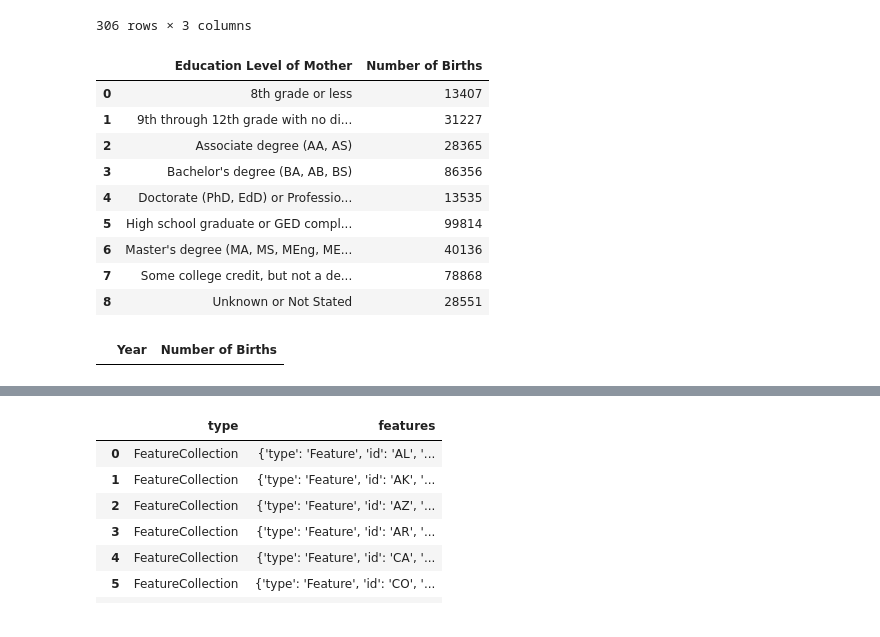
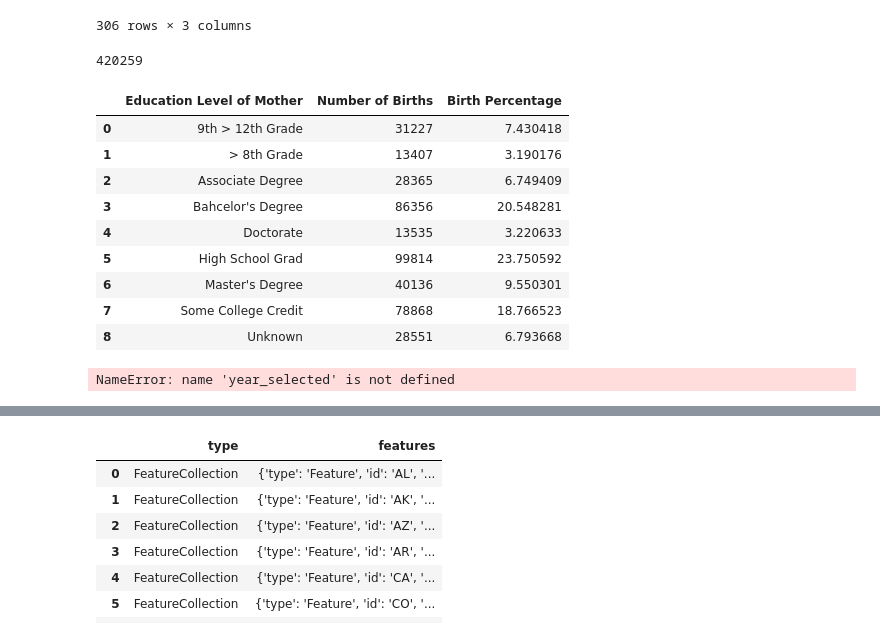
Before and after one commit to avt1993/US-Births-2016-2021, a Jupyter notebook: US_Births_Data_Cleaning.ipynb, the cells around one changed output, grey strips where cells are left out. Cells and saved outputs as stored; diff of their text form; code cells hidden in the pictures.

```diff
--- a/US_Births_Data_Cleaning.ipynb
+++ b/US_Births_Data_Cleaning.ipynb
@@ -61,25 +62,34 @@ new_df
 | 304 | Wyoming | 2020 | 63 |
 | 305 | Wyoming | 2021 | 69 |
 306 rows × 3 columns
+# %%
+year_selected = 2020
+state_selected = "California"
+
+education_level_list = us_births['Education Level of Mother'].unique().tolist()
+education_level_list
+
+total_births = us_births[(us_births['State'] == state_selected) & (us_births['Year'] == year_selected)]['Number of Births'].sum()
+total_births
+# %% [output]
+420259
 # %%
 df_by_ed_level = us_births[(us_births['State'] == state_selected) & (us_births['Year'] == year_selected)].groupby('Education Level of Mother')['Number of Births'].sum().reset_index()
+df_by_ed_level['Birth Percentage'] = (df_by_ed_level['Number of Births'] / total_births) * 100
 df_by_ed_level
 # %% [output]
-|  | Education Level of Mother | Number of Births |
-| 0 | 8th grade or less | 13407 |
-| 1 | 9th through 12th grade with no di... | 31227 |
-| 2 | Associate degree (AA, AS) | 28365 |
-| 3 | Bachelor's degree (BA, AB, BS) | 86356 |
-| 4 | Doctorate (PhD, EdD) or Professio... | 13535 |
-| 5 | High school graduate or GED compl... | 99814 |
-| 6 | Master's degree (MA, MS, MEng, ME... | 40136 |
-| 7 | Some college credit, but not a de... | 78868 |
-| 8 | Unknown or Not Stated | 28551 |
+|  | Education Level of Mother | Number of Births | Birth Percentage |
+| 0 | 9th > 12th Grade | 31227 | 7.430418 |
+| 1 | > 8th Grade | 13407 | 3.190176 |
+| 2 | Associate Degree | 28365 | 6.749409 |
+| 3 | Bahcelor's Degree | 86356 | 20.548281 |
+| 4 | Doctorate | 13535 | 3.220633 |
+| 5 | High School Grad | 99814 | 23.750592 |
+| 6 | Master's Degree | 40136 | 9.550301 |
+| 7 | Some College Credit | 78868 | 18.766523 |
+| 8 | Unknown | 28551 | 6.793668 |
-# %%
-state_condition = us_births['State'] == 'Alabama'
-year_condition = us_births['Year'].between(2017, 2020)
-ed_condition = us_births['Education Level Code'] == '8th grade or less'
-filter_df = us_births[state_condition & year_condition & ed_condition].groupby('Year')['Number of Births'].sum().reset_index()
-filter_df
-# %% [output]
-|  | Year | Number of Births |
+# %%
+df_state_totals = us_births[(us_births['Year'] == year_selected)].groupby('State Abbreviation')['Number of Births'].sum().reset_index()
+df_state_totals
+# %% [output]
+NameError: name 'year_selected' is not defined
```
Also changed, not shown: parts of 24 cells of this notebook, 2 other files.
